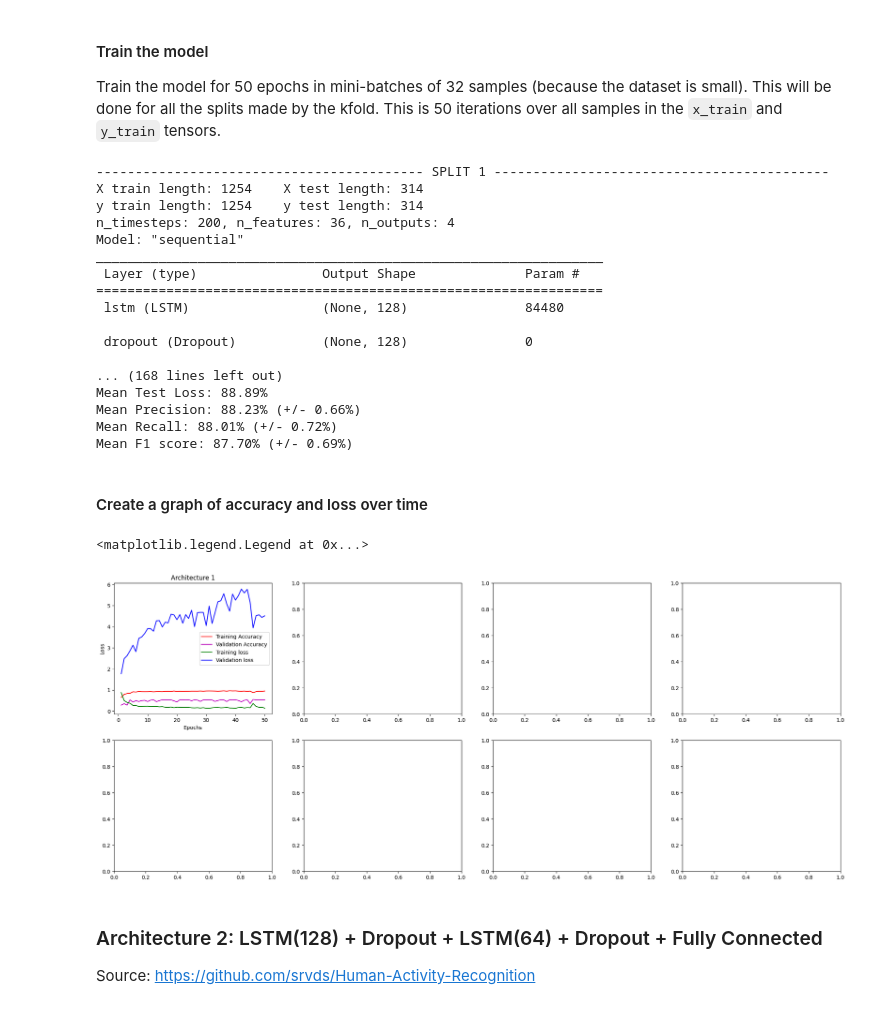
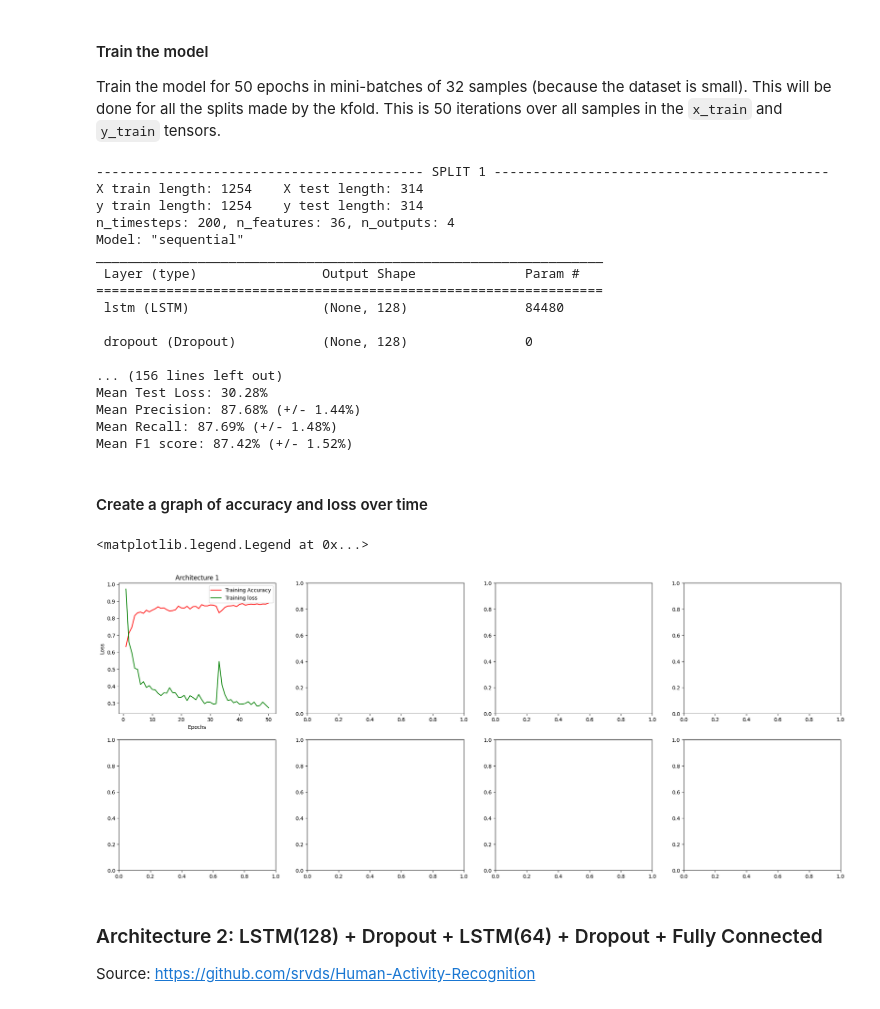
Before and after one commit to StadynR/HAR-imu-photogrammetry, a Jupyter notebook: Notebooks/Dataset 1/Photogrammetry.ipynb, the cells around one changed output. Cells and saved outputs as stored; diff of their text form; code cells hidden in the pictures.

Commit message:
Removal of validation metrics and computing of standard deviations

```diff
--- a/Notebooks/Dataset 1/Photogrammetry.ipynb
+++ b/Notebooks/Dataset 1/Photogrammetry.ipynb
@@ -359,8 +359,6 @@ Y = labels
 # %%
 train_accuracies = []
 train_losses = []
-val_accuracies = []
-val_losses = []
 test_accuracies = []
 test_losses = []
 precisions = []
@@ -383,27 +381,21 @@ for id, (train_index, test_index) in enumerate(kfold.split(X)):
 
     model = create_model(n_outputs)
 
-    history = model.fit(X_train, Y_train, validation_split=0.15, epochs = 50, batch_size = 32, verbose = 0)
+    history = model.fit(X_train, Y_train, epochs = 50, batch_size = 32, verbose = 0)
     history_dict = history.history
 
     # Get the historical values for accuracies and losses
 
     acc = history_dict['accuracy']
-    vacc = history_dict['val_accuracy']
     loss = history_dict['loss']
-    vloss = history_dict['val_loss']
 
     # Save the last values for accuracies and losses for comparison
 
     train_acc = acc[-1]
-    val_acc = vacc[-1]
     train_loss = loss[-1]
-    val_loss = vloss[-1]
 
     train_accuracies.append(train_acc)
-    val_accuracies.append(val_acc)
     train_losses.append(train_loss)
-    val_losses.append(val_loss)
 
     Y_pred = model.predict(X_test)
     Y_pred = tf.argmax(Y_pred, axis=1)
@@ -429,8 +421,6 @@ for id, (train_index, test_index) in enumerate(kfold.split(X)):
 
     print("Train Accuracy: ", train_acc)
     print("Train Loss: ", train_loss)
-    print("Validation Accuracy: ", val_acc)
-    print("Validation Loss: ", val_loss)
     print("Test Accuracy: ", test_acc)
     print("Test Loss: ", test_loss)
     print("Precision: ", precision)
@@ -440,18 +430,20 @@ for id, (train_index, test_index) in enumerate(kfold.split(X)):
 
 arch1_train_acc = np.mean(train_accuracies)
 arch1_train_loss = np.mean(train_losses)
-arch1_val_acc = np.mean(val_accuracies)
-arch1_val_loss = np.mean(val_losses)
 arch1_test_acc = np.mean(test_accuracies)
 arch1_test_loss = np.mean(test_losses)
 arch1_precision = np.mean(precisions)
 arch1_recall = np.mean(recalls)
 arch1_f1_score = np.mean(f1_scores)
 
+arch1_train_std = np.std(train_accuracies)
+arch1_test_std = np.std(test_accuracies)
+arch1_precision_std = np.std(precisions)
+arch1_recall_std = np.std(recalls)
+arch1_f1_score_std = np.std(f1_scores)
+
 print("Mean Train Accuracy: %.2f%% (+/- %.2f%%)" % (arch1_train_acc * 100, np.std(train_accuracies) * 100))
 print("Mean Train Loss: %.2f%%" % (arch1_train_loss * 100))
-print("Mean Validation Accuracy: %.2f%% (+/- %.2f%%)" % (arch1_val_acc * 100, np.std(val_accuracies) * 100))
-print("Mean Validation Loss: %.2f%%" % (arch1_val_loss * 100))
 print("Mean Test Accuracy: %.2f%% (+/- %.2f%%)" % (arch1_test_acc * 100, np.std(test_accuracies) * 100))
 print("Mean Test Loss: %.2f%%" % (arch1_test_loss * 100))
 print("Mean Precision: %.2f%% (+/- %.2f%%)" % (arch1_precision * 100, np.std(precisions) * 100))
@@ -470,32 +462,30 @@ _________________________________________________________________
 
  dropout (Dropout)           (None, 128)               0
 
-... (168 lines left out)
-Mean Test Loss: 88.89%
-Mean Precision: 88.23% (+/- 0.66%)
-Mean Recall: 88.01% (+/- 0.72%)
-Mean F1 score: 87.70% (+/- 0.69%)
+... (156 lines left out)
+Mean Test Loss: 30.28%
+Mean Precision: 87.68% (+/- 1.44%)
+Mean Recall: 87.69% (+/- 1.48%)
+Mean F1 score: 87.42% (+/- 1.52%)
 # %% [markdown]
 #### Create a graph of accuracy and loss over time
 # %%
 import matplotlib.pyplot as plt
 
 epochs = range(1, len(acc) + 1)
 
 # Create 7 subplots in a grid with 3 rows and 3 columns
 fig, axes = plt.subplots(nrows=2, ncols=4, figsize=(25, 10))
 
 axes[0, 0].plot(epochs, acc, 'r', label='Training Accuracy')
-axes[0, 0].plot(epochs, vacc, 'm', label='Validation Accuracy')
 axes[0, 0].plot(epochs, loss, 'g', label='Training loss')
-axes[0, 0].plot(epochs, vloss, 'b', label='Validation loss')
 axes[0, 0].set_title("Architecture 1")
 axes[0, 0].set_xlabel('Epochs')
 axes[0, 0].set_ylabel('Loss')
 axes[0, 0].legend()
 # %% [output]
 <matplotlib.legend.Legend at 0x...>
-[figure, old version]
+[figure, new version]
 # %% [markdown]
 ### Architecture 2: LSTM(128) + Dropout + LSTM(64) + Dropout + Fully Connected
 
```
Also changed, not shown: parts of 18 cells of this notebook.
